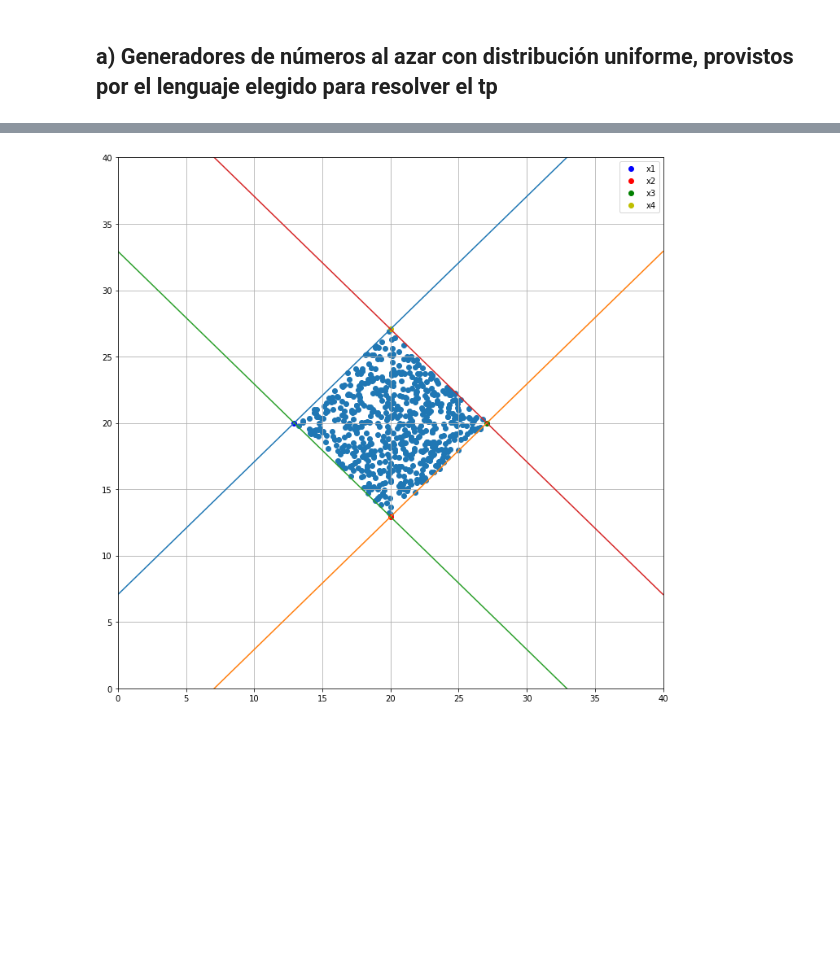
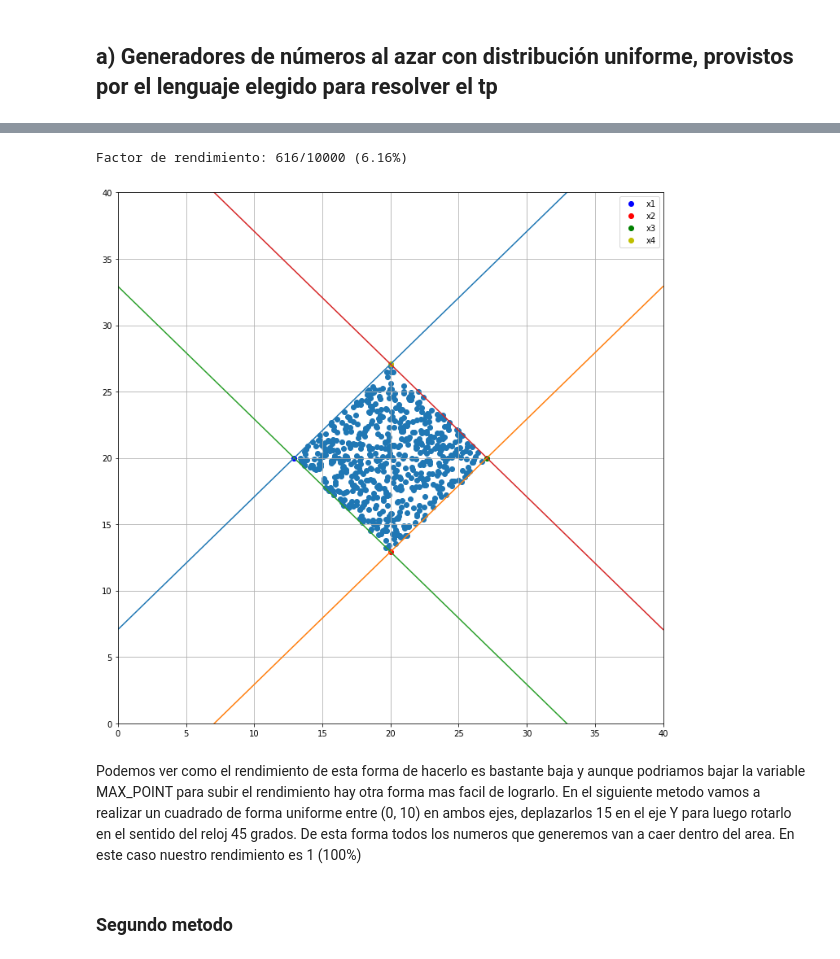
Before and after one commit to nicolaslongo/tp1-simulacion, a Jupyter notebook: Ejercicio 3.ipynb, the cells around one changed output, grey strips where cells are left out. Drawn from its saved outputs; the diff is of its cells as text; code cells hidden in the pictures; blank space fills up the shorter version.

```diff
--- a/Ejercicio 3.ipynb
+++ b/Ejercicio 3.ipynb
@@ -6,5 +9,6 @@ import matplotlib.pyplot as plt
 # %%
 MAX_POINT = 40
+N_POINTS = 10000
 # %%
 p1 = [20 - np.sqrt(50), 20]
 p2 = [20, 20 - np.sqrt(50)]
@@ -30,7 +34,10 @@ def plot_lines():
     plot_line(p1, p2)
     plot_line(p4, p3)
 # %%
-def plot_points(n_points=10000):
+def get_square_points(n_points):
+    def factor_de_rendimiento(points_in, n_points):
+        print("Factor de rendimiento: {}/{} ({:.2f}%)".format(points_in, n_points, (points_in/n_points)*100))
+
     def corte1(x, y):
         a, b = get_coefficients(p1, p4)
         return y < a*x + b
@@ -55,19 +62,26 @@ def plot_points(n_points=10000):
         if corte1(x[i], y[i]) & corte2(x[i], y[i]) & corte3(x[i], y[i]) & corte4(x[i], y[i]):
             X.append(x[i])
             Y.append(y[i])
-    plt.scatter(X, Y)
+    factor_de_rendimiento(len(X), n_points)
+    return X, Y
 # %%
 plt.figure(figsize=(12, 12))
 plt.plot( p1[0], p1[1], 'go', label='x1', color='b')
 plt.plot( p2[0], p2[1], 'go', label='x2', color='r')
 plt.plot( p3[0], p3[1], 'go', label='x3', color='g')
 plt.plot( p4[0], p4[1], 'go', label='x4', color='y')
 plot_lines()
-plot_points()
+X, Y = get_square_points(N_POINTS)
+plt.scatter(X, Y)
 plt.ylim( (0, MAX_POINT) )
 plt.xlim( (0, MAX_POINT) )
 plt.grid('on')
 plt.legend()
 plt.show()
 # %% [output]
+Factor de rendimiento: 616/10000 (6.16%)
-[figure, old version]
+[figure, new version]
+# %% [markdown]
+Podemos ver como el rendimiento de esta forma de hacerlo es bastante baja y aunque podriamos bajar la variable MAX_POINT para subir el rendimiento hay otra forma mas facil de lograrlo. En el siguiente metodo vamos a realizar un cuadrado de forma uniforme entre (0, 10) en ambos ejes, deplazarlos 15 en el eje Y para luego rotarlo en el sentido del reloj 45 grados. De esta forma todos los numeros que generemos van a caer dentro del area. En este caso nuestro rendimiento es 1 (100%)
+# %% [markdown]
+### Segundo metodo
```
Also changed, not shown: parts of 22 cells of this notebook.
